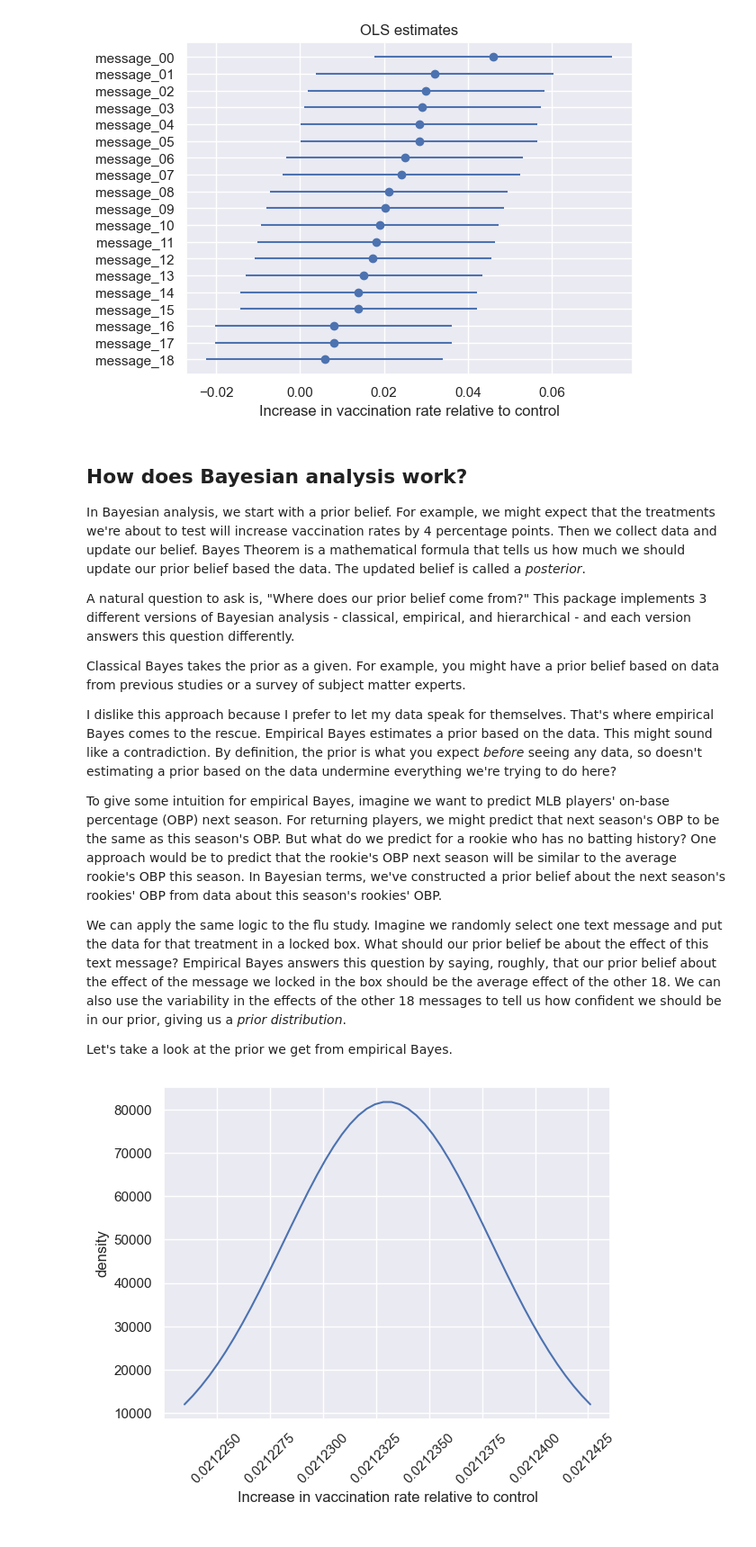
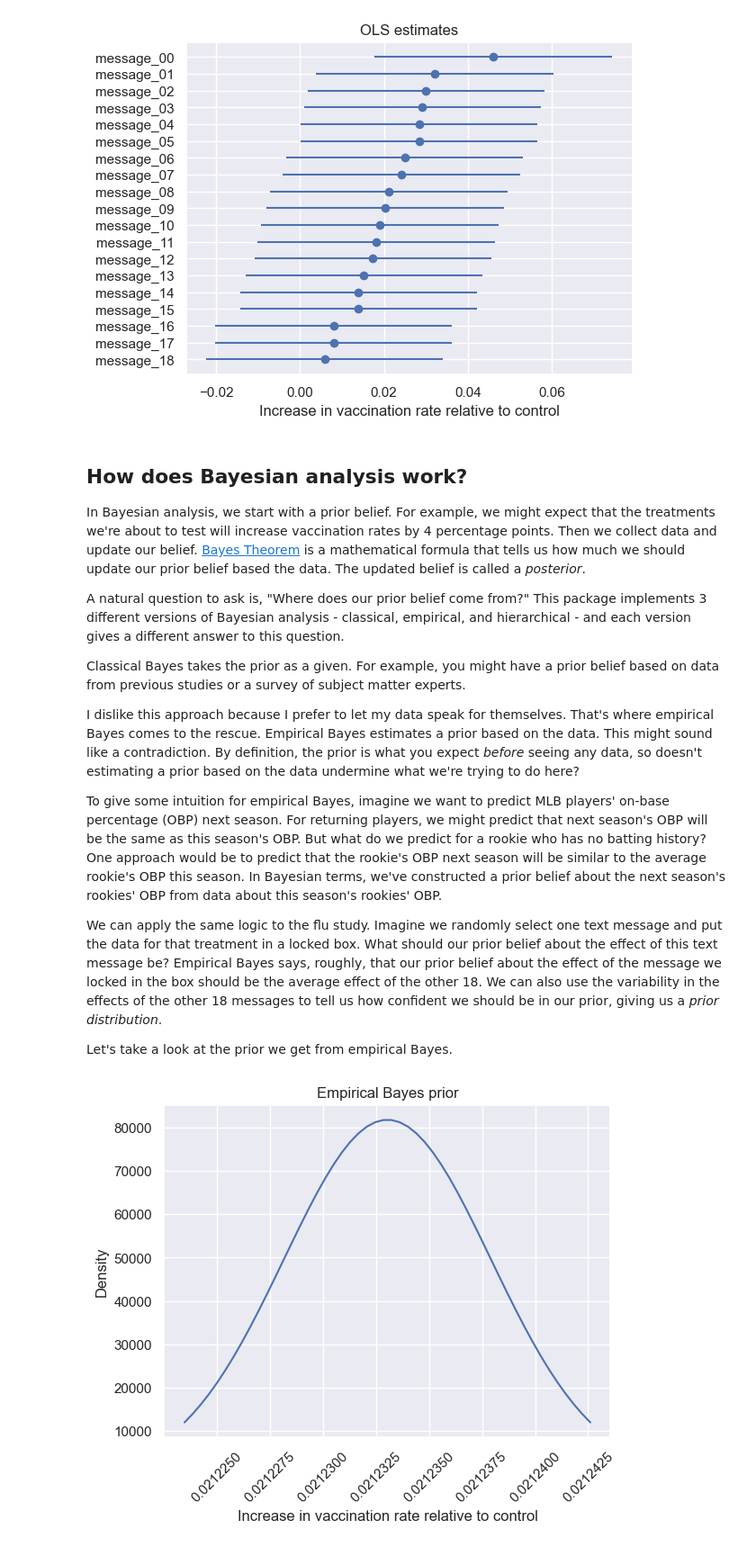
Before and after one commit to arfon/conditional-inference-joss, a Jupyter notebook: examples/bayes_primer.ipynb, the cells around one changed output. Shown: that part at 90% size. Drawn from its saved outputs; the diff is of its cells as text; code cells hidden in the pictures.

Commit message:
Added Bayesian primer and updated boilerplate notebooks

```diff
--- a/examples/bayes_primer.ipynb
+++ b/examples/bayes_primer.ipynb
@@ -85,32 +85,33 @@ plt.show()
 # %% [markdown]
 ## How does Bayesian analysis work?
 
-In Bayesian analysis, we start with a prior belief. For example, we might expect that the treatments we're about to test will increase vaccination rates by 4 percentage points. Then we collect data and update our belief. Bayes Theorem is a mathematical formula that tells us how much we should update our prior belief based the data. The updated belief is called a *posterior*.
+In Bayesian analysis, we start with a prior belief. For example, we might expect that the treatments we're about to test will increase vaccination rates by 4 percentage points. Then we collect data and update our belief. [Bayes Theorem](https://en.wikipedia.org/wiki/Bayes%27_theorem) is a mathematical formula that tells us how much we should update our prior belief based the data. The updated belief is called a *posterior*.
 
-A natural question to ask is, "Where does our prior belief come from?" This package implements 3 different versions of Bayesian analysis - classical, empirical, and hierarchical - and each version answers this question differently.
+A natural question to ask is, "Where does our prior belief come from?" This package implements 3 different versions of Bayesian analysis - classical, empirical, and hierarchical - and each version gives a different answer to this question.
 
 Classical Bayes takes the prior as a given. For example, you might have a prior belief based on data from previous studies or a survey of subject matter experts.
 
-I dislike this approach because I prefer to let my data speak for themselves. That's where empirical Bayes comes to the rescue. Empirical Bayes estimates a prior based on the data. This might sound like a contradiction. By definition, the prior is what you expect *before* seeing any data, so doesn't estimating a prior based on the data undermine everything we're trying to do here?
+I dislike this approach because I prefer to let my data speak for themselves. That's where empirical Bayes comes to the rescue. Empirical Bayes estimates a prior based on the data. This might sound like a contradiction. By definition, the prior is what you expect *before* seeing any data, so doesn't estimating a prior based on the data undermine what we're trying to do here?
 
-To give some intuition for empirical Bayes, imagine we want to predict MLB players' on-base percentage (OBP) next season. For returning players, we might predict that next season's OBP to be the same as this season's OBP. But what do we predict for a rookie who has no batting history? One approach would be to predict that the rookie's OBP next season will be similar to the average rookie's OBP this season. In Bayesian terms, we've constructed a prior belief about the next season's rookies' OBP from data about this season's rookies' OBP.
+To give some intuition for empirical Bayes, imagine we want to predict MLB players' on-base percentage (OBP) next season. For returning players, we might predict that next season's OBP will be the same as this season's OBP. But what do we predict for a rookie who has no batting history? One approach would be to predict that the rookie's OBP next season will be similar to the average rookie's OBP this season. In Bayesian terms, we've constructed a prior belief about the next season's rookies' OBP from data about this season's rookies' OBP.
 
-We can apply the same logic to the flu study. Imagine we randomly select one text message and put the data for that treatment in a locked box. What should our prior belief be about the effect of this text message? Empirical Bayes answers this question by saying, roughly, that our prior belief about the effect of the message we locked in the box should be the average effect of the other 18. We can also use the variability in the effects of the other 18 messages to tell us how confident we should be in our prior, giving us a *prior distribution*.
+We can apply the same logic to the flu study. Imagine we randomly select one text message and put the data for that treatment in a locked box. What should our prior belief about the effect of this text message be? Empirical Bayes says, roughly, that our prior belief about the effect of the message we locked in the box should be the average effect of the other 18. We can also use the variability in the effects of the other 18 messages to tell us how confident we should be in our prior, giving us a *prior distribution*.
 
 Let's take a look at the prior we get from empirical Bayes.
 # %%
 # estimate the prior distribution
 empirical_bayes_model = LinearEmpiricalBayes.from_results(results, cols=treatment_coefficients)
 prior_mean, prior_std = empirical_bayes_model.estimate_prior_params()
 prior = norm(prior_mean, prior_std)
 
 # plot the prior
 x = np.linspace(prior.ppf(.025), prior.ppf(.975)).squeeze()
 prior_plot = sns.lineplot(x=x, y=prior.pdf(x))
+prior_plot.set_title("Empirical Bayes prior")
 prior_plot.set_ylabel("Density")
 prior_plot.set_xlabel("Increase in vaccination rate relative to control")
 plt.xticks(rotation=45)
 plt.show()
 # %% [output]
-[figure, old version]
+[figure, new version]
 # %% [markdown]
```
Also changed, not shown: parts of 15 cells of this notebook, 2 other files.
